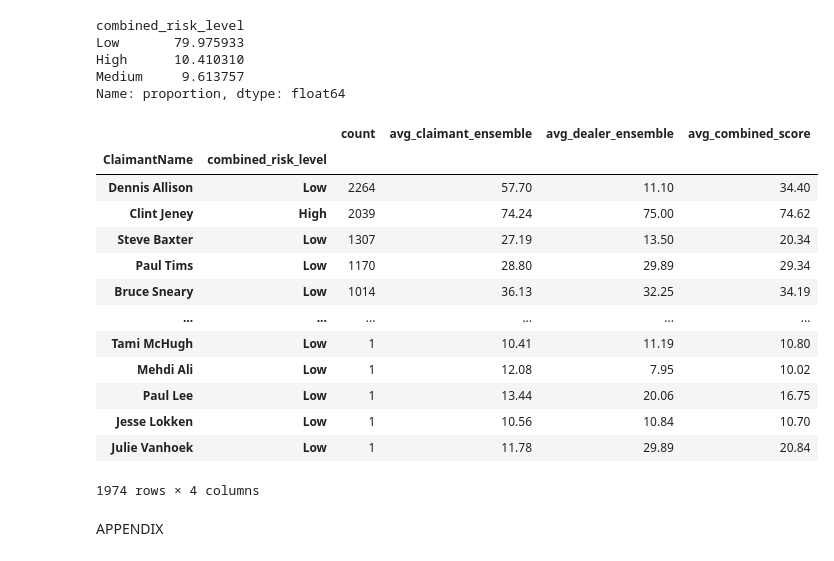
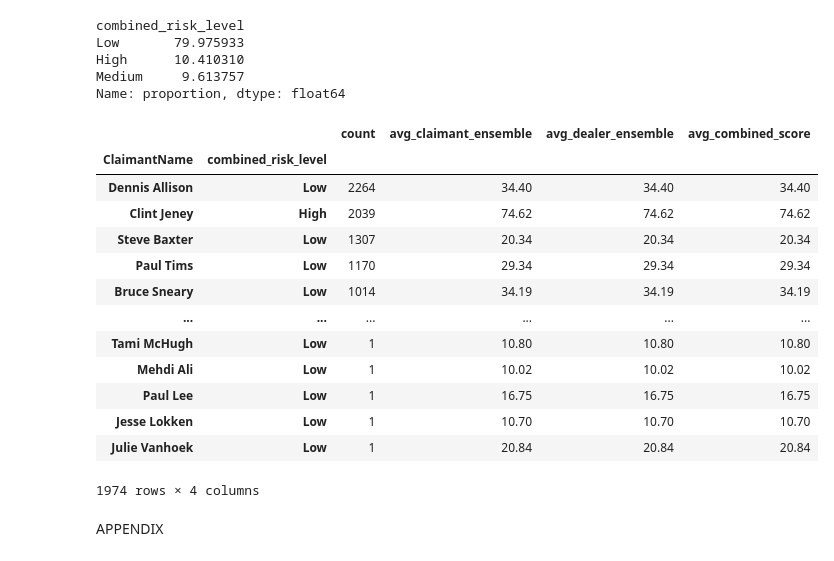
Before and after one commit to Lubina-ops/Claims-audit-and-fraud-detection, a Jupyter notebook: KM_Claim_data_Intial_Analysis.ipynb, the cells around one changed output. Cells and saved outputs as stored; diff of their text form; code cells hidden in the pictures.

```diff
--- a/KM_Claim_data_Intial_Analysis.ipynb
+++ b/KM_Claim_data_Intial_Analysis.ipynb
@@ -2023,26 +2033,26 @@ Name: proportion, dtype: float64
 # %%
 claims_multi_analysis = claims_multi.groupby(
     ['ClaimantName', 'combined_risk_level']).agg(
     count=('ClaimID', 'count'),
-    avg_claimant_ensemble=('claimant_ensemble', 'mean'),   # score, averaged
-    avg_dealer_ensemble=('dealer_ensemble', 'mean'),
+    avg_claimant_ensemble=('combined_score', 'mean'),   # score, averaged
+    avg_dealer_ensemble=('combined_score', 'mean'),
     avg_combined_score=('combined_score', 'mean'),
 ).sort_values('count', ascending=False)
 claims_multi_analysis
 # %% [output]
 |  |  | count | avg_claimant_ensemble | avg_dealer_ensemble | avg_combined_score |
 | ClaimantName | combined_risk_level |  |  |  |  |
-| Dennis Allison | Low | 2264 | 57.70 | 11.10 | 34.40 |
-| Clint Jeney | High | 2039 | 74.24 | 75.00 | 74.62 |
-| Steve Baxter | Low | 1307 | 27.19 | 13.50 | 20.34 |
-| Paul Tims | Low | 1170 | 28.80 | 29.89 | 29.34 |
-| Bruce Sneary | Low | 1014 | 36.13 | 32.25 | 34.19 |
+| Dennis Allison | Low | 2264 | 34.40 | 34.40 | 34.40 |
+| Clint Jeney | High | 2039 | 74.62 | 74.62 | 74.62 |
+| Steve Baxter | Low | 1307 | 20.34 | 20.34 | 20.34 |
+| Paul Tims | Low | 1170 | 29.34 | 29.34 | 29.34 |
+| Bruce Sneary | Low | 1014 | 34.19 | 34.19 | 34.19 |
 | ... | ... | ... | ... | ... | ... |
-| Tami McHugh | Low | 1 | 10.41 | 11.19 | 10.80 |
-| Mehdi Ali | Low | 1 | 12.08 | 7.95 | 10.02 |
-| Paul Lee | Low | 1 | 13.44 | 20.06 | 16.75 |
-| Jesse Lokken | Low | 1 | 10.56 | 10.84 | 10.70 |
-| Julie Vanhoek | Low | 1 | 11.78 | 29.89 | 20.84 |
+| Tami McHugh | Low | 1 | 10.80 | 10.80 | 10.80 |
+| Mehdi Ali | Low | 1 | 10.02 | 10.02 | 10.02 |
+| Paul Lee | Low | 1 | 16.75 | 16.75 | 16.75 |
+| Jesse Lokken | Low | 1 | 10.70 | 10.70 | 10.70 |
+| Julie Vanhoek | Low | 1 | 20.84 | 20.84 | 20.84 |
 1974 rows × 4 columns
 # %%
 claims_multi_analysis.to_excel("claims_multi_analysis.xlsx")
```
Also changed, not shown: parts of 1 cell of this notebook, 14 other files.
